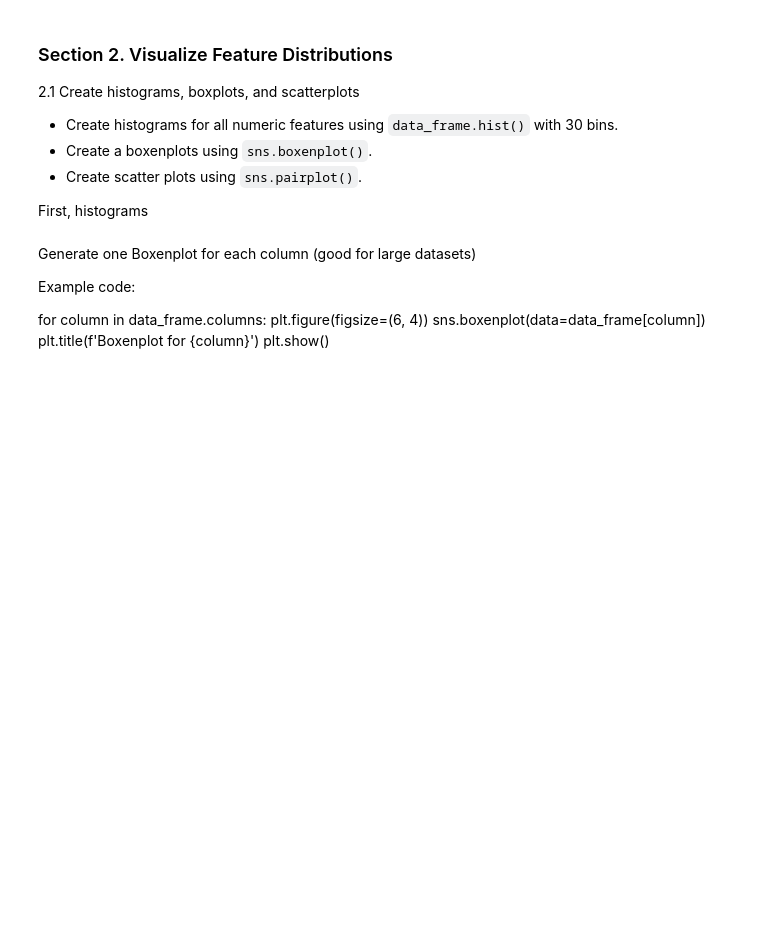
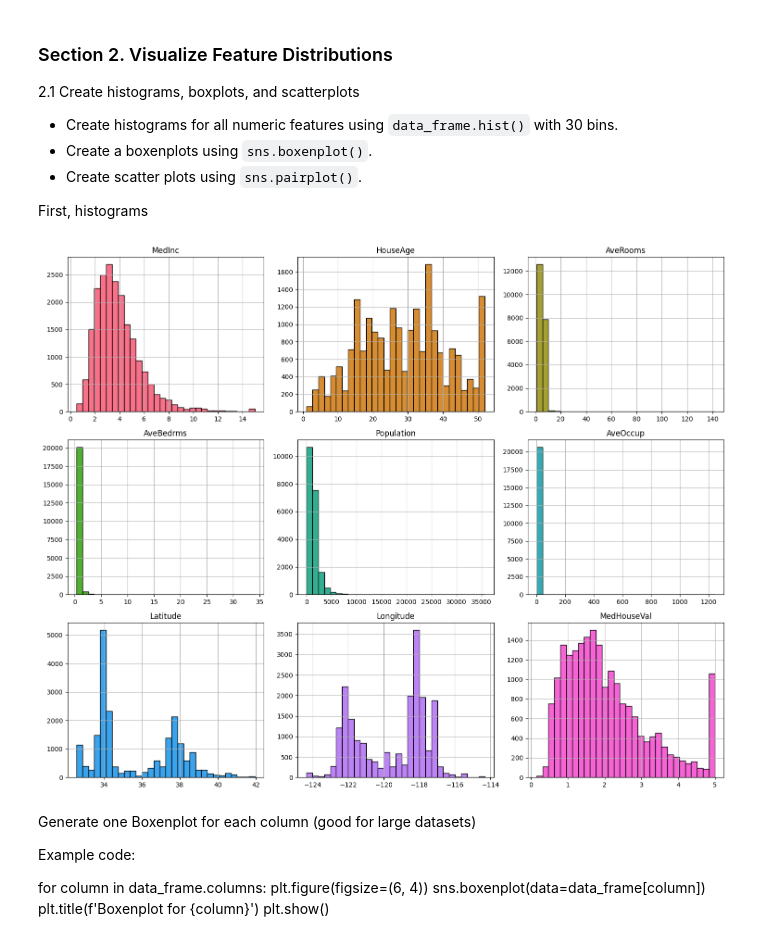
Before and after one commit to Data-Git-Hub/applied-ml-data-git-hub, a Jupyter notebook: lab01/ml01.ipynb, the cells around one changed output. Cells and saved outputs as stored; diff of their text form; code cells hidden in the pictures; blank space fills up the shorter version.

```diff
--- a/lab01/ml01.ipynb
+++ b/lab01/ml01.ipynb
@@ -285,3 +284,21 @@ First, histograms <br>
+# %%
+# Generate a list of unique colors (one for each column)
+colors = sns.color_palette("husl", n_colors=len(data_frame.columns))  # "husl" provides distinct colors
+
+# Set figure size
+fig, axes = plt.subplots(nrows=3, ncols=3, figsize=(15, 12))  # Adjust grid layout for the 9 columns
+axes = axes.flatten()  # Flatten for easy iteration
+
+# Loop through each feature and assign a unique color
+for i, col in enumerate(data_frame.columns):
+    data_frame[col].hist(ax=axes[i], bins=30, color=colors[i], edgecolor='black')
+    axes[i].set_title(col)  # Set the title for each histogram
+
+# Adjust layout for better spacing
+plt.tight_layout()
+plt.show()
+# %% [output]
+[figure, added]
 # %% [markdown]
 Generate one Boxenplot for each column (good for large datasets) <br>
 
```
Also changed, not shown: parts of 12 cells of this notebook, 1 other file.
